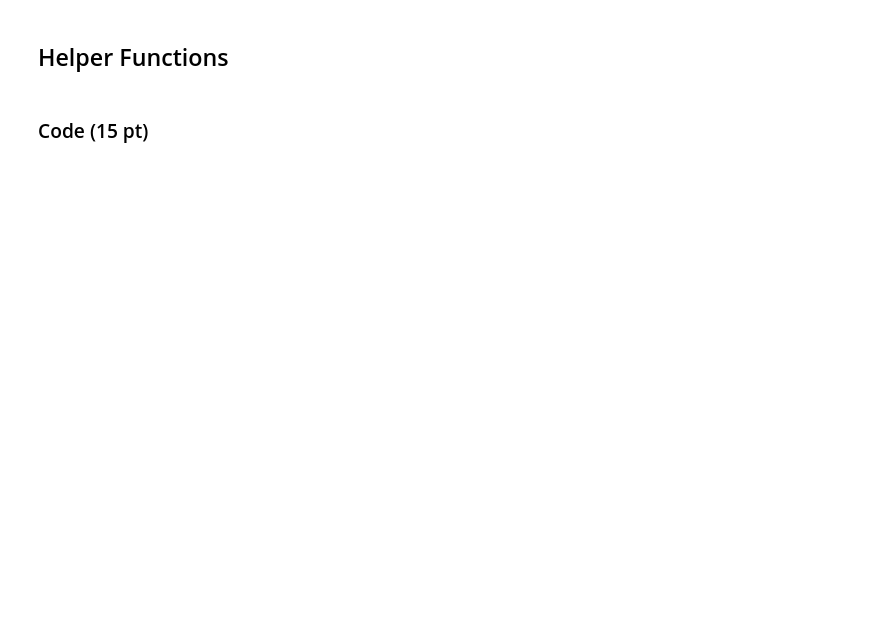
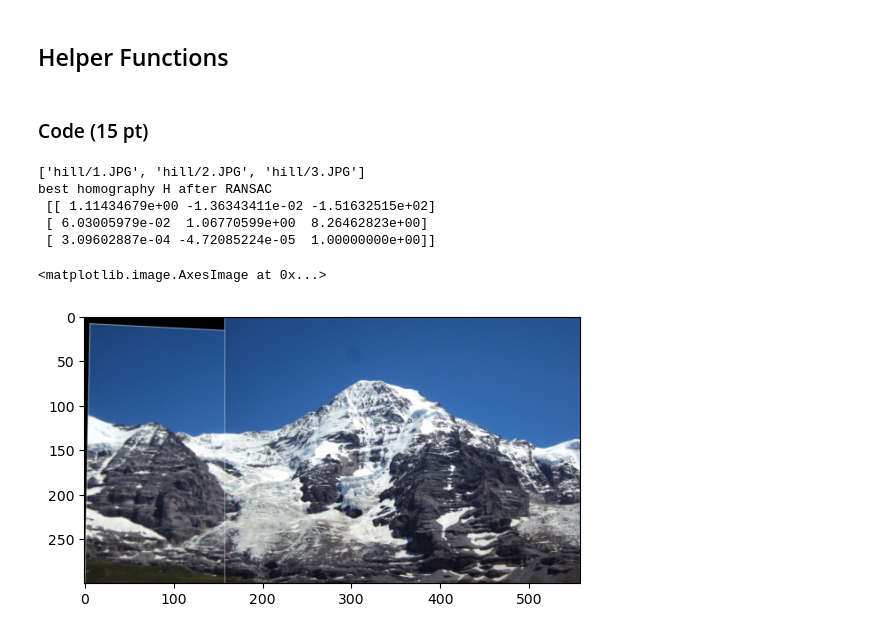
Before and after one commit to SmashedPython/ComputerVisonCMSC426, a Jupyter notebook: EpipolarGeometryRansac.ipynb, the cells around one changed output. Saved outputs shown, nothing was run; the diff lists cells and outputs as text; code cells hidden in the pictures; blank space fills up the shorter version.

```diff
--- a/EpipolarGeometryRansac.ipynb
+++ b/EpipolarGeometryRansac.ipynb
@@ -400,21 +578,29 @@ def stitch_images(img1, img2):
 # %%
 # Let's first try two images.
 import glob
 case_name = "hill"
-imgs_path = "/content/" + case_name
+imgs_path =  case_name
 img_list = sorted(glob.glob(os.path.join(imgs_path, "*.JPG"))) + sorted(glob.glob(os.path.join(imgs_path, "*.jpg")))
 print(img_list)
 
 
 # Try first two images
 img1 = cv2.imread(img_list[1])
 img2 = cv2.imread(img_list[2])
 
 stitched_12 = stitch_images(img1, img2)
 
 # display stitched image
-from google.colab.patches import cv2_imshow
-cv2_imshow(stitched_12)
+
+plt.imshow(stitched_12[:, :, [2,1,0]])
+# %% [output]
+['hill/1.JPG', 'hill/2.JPG', 'hill/3.JPG']
+best homography H after RANSAC
+ [[ 1.11434679e+00 -1.36343411e-02 -1.51632515e+02]
+ [ 6.03005979e-02  1.06770599e+00  8.26462823e+00]
+ [ 3.09602887e-04 -4.72085224e-05  1.00000000e+00]]
+<matplotlib.image.AxesImage at 0x...>
+[figure, added]
 # %%
 # Now let's stitch all three images in `hill`.
 # Hint: you can stitch the last two images `2.JPG` and `3.JPG`
```
Also changed, not shown: parts of 17 cells of this notebook, 10 other files.
